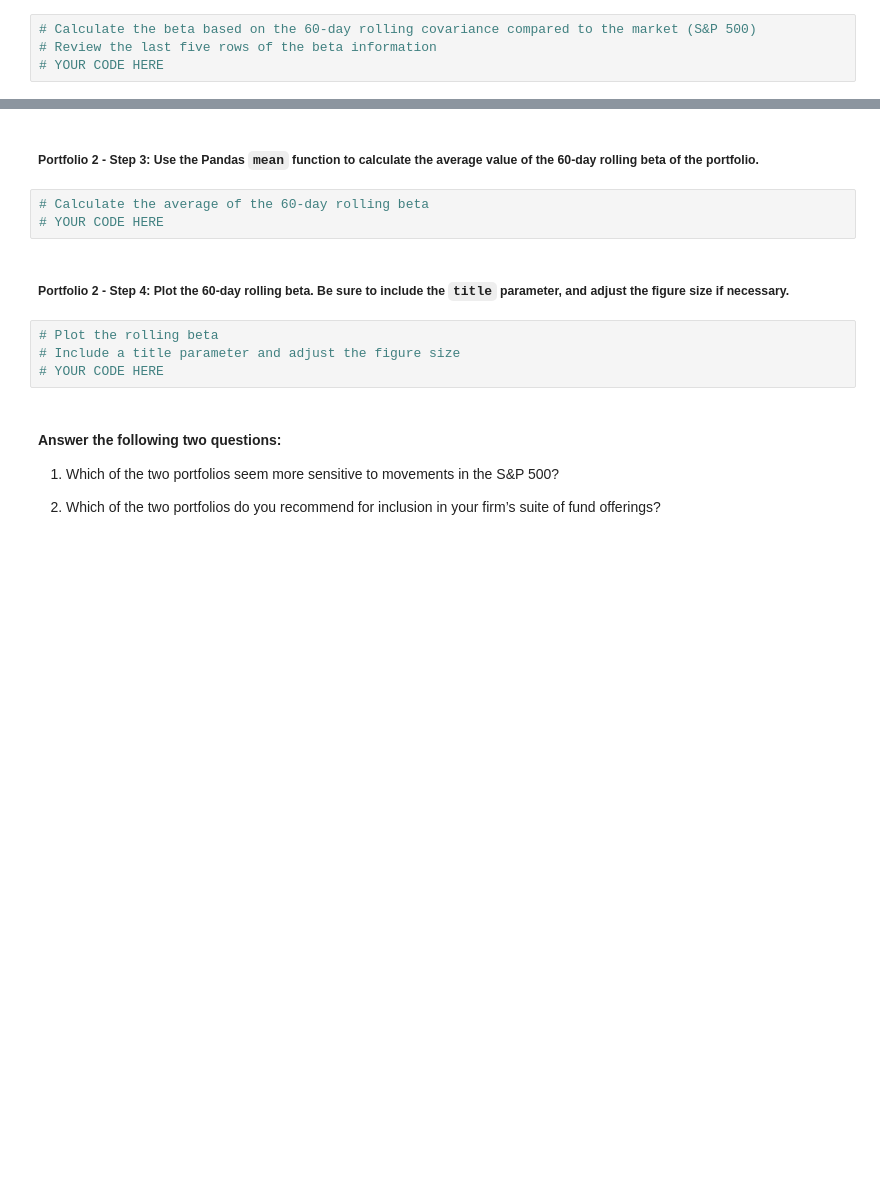
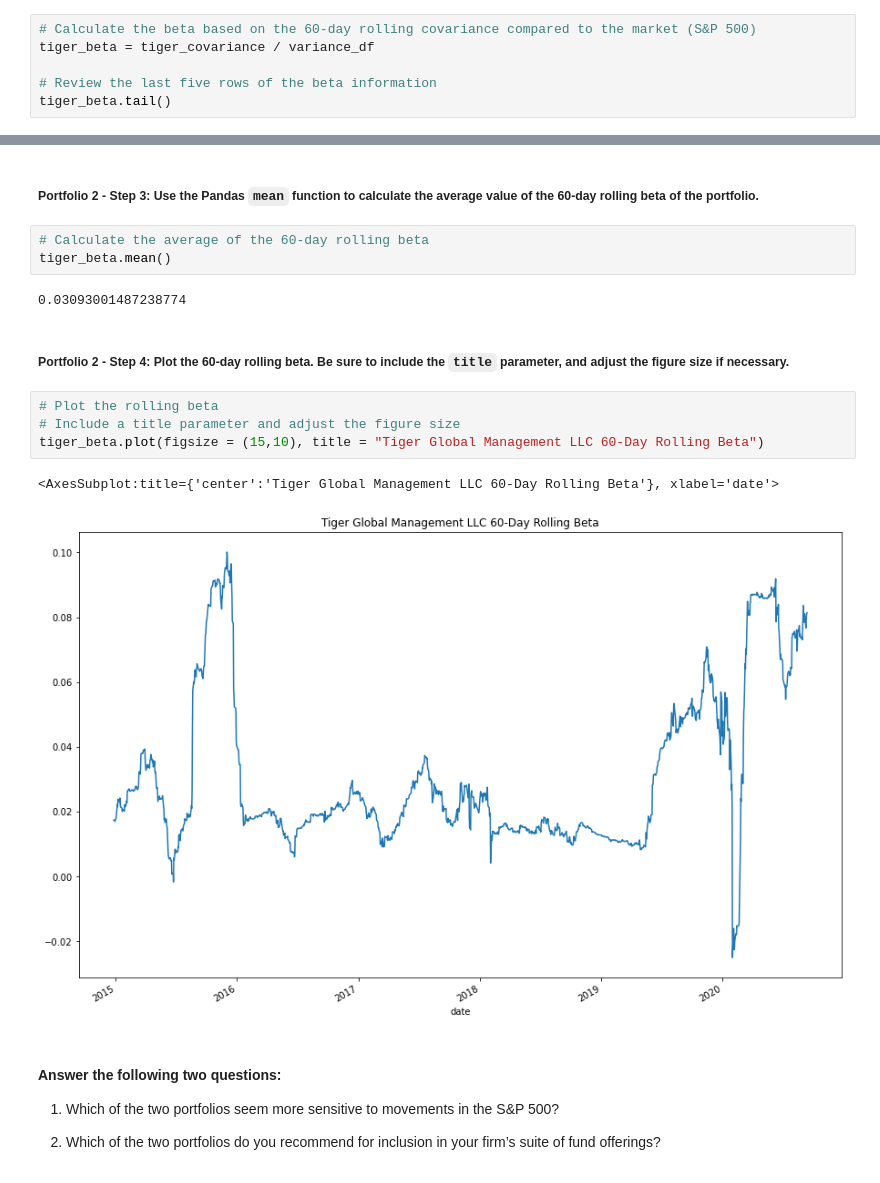
Before and after one commit to nmendelow/bootcamp_challenge_4, a Jupyter notebook: risk_return_analysis.ipynb, the cells around one changed output, grey strips where cells are left out. Saved outputs shown, nothing was run; the diff lists cells and outputs as text; blank space fills up the shorter version.

```diff
--- a/risk_return_analysis.ipynb
+++ b/risk_return_analysis.ipynb
@@ -492,5 +465,7 @@ dtype: float64
 ##### Portfolio 2 - Step 2: Calculate the beta of the portfolio. To do that, divide the covariance of the portfolio by the variance of the S&P 500.
 # %%
 # Calculate the beta based on the 60-day rolling covariance compared to the market (S&P 500)
+tiger_beta = tiger_covariance / variance_df
+
 # Review the last five rows of the beta information
-# YOUR CODE HERE
+tiger_beta.tail()
@@ -498,13 +481,18 @@ dtype: float64
 ##### Portfolio 2 - Step 3: Use the Pandas `mean` function to calculate the average value of the 60-day rolling beta of the portfolio.
 # %%
 # Calculate the average of the 60-day rolling beta
-# YOUR CODE HERE
+tiger_beta.mean()
+# %% [output]
+0.03093001487238774
 # %% [markdown]
 ##### Portfolio 2 - Step 4: Plot the 60-day rolling beta. Be sure to include the `title` parameter, and adjust the figure size if necessary.
 # %%
 # Plot the rolling beta
 # Include a title parameter and adjust the figure size
-# YOUR CODE HERE
+tiger_beta.plot(figsize = (15,10), title = "Tiger Global Management LLC 60-Day Rolling Beta")
+# %% [output]
+<AxesSubplot:title={'center':'Tiger Global Management LLC 60-Day Rolling Beta'}, xlabel='date'>
+[figure, added]
 # %% [markdown]
 #### Answer the following two questions:
 
```
Also changed, not shown: parts of 10 cells of this notebook, 1 other file.
